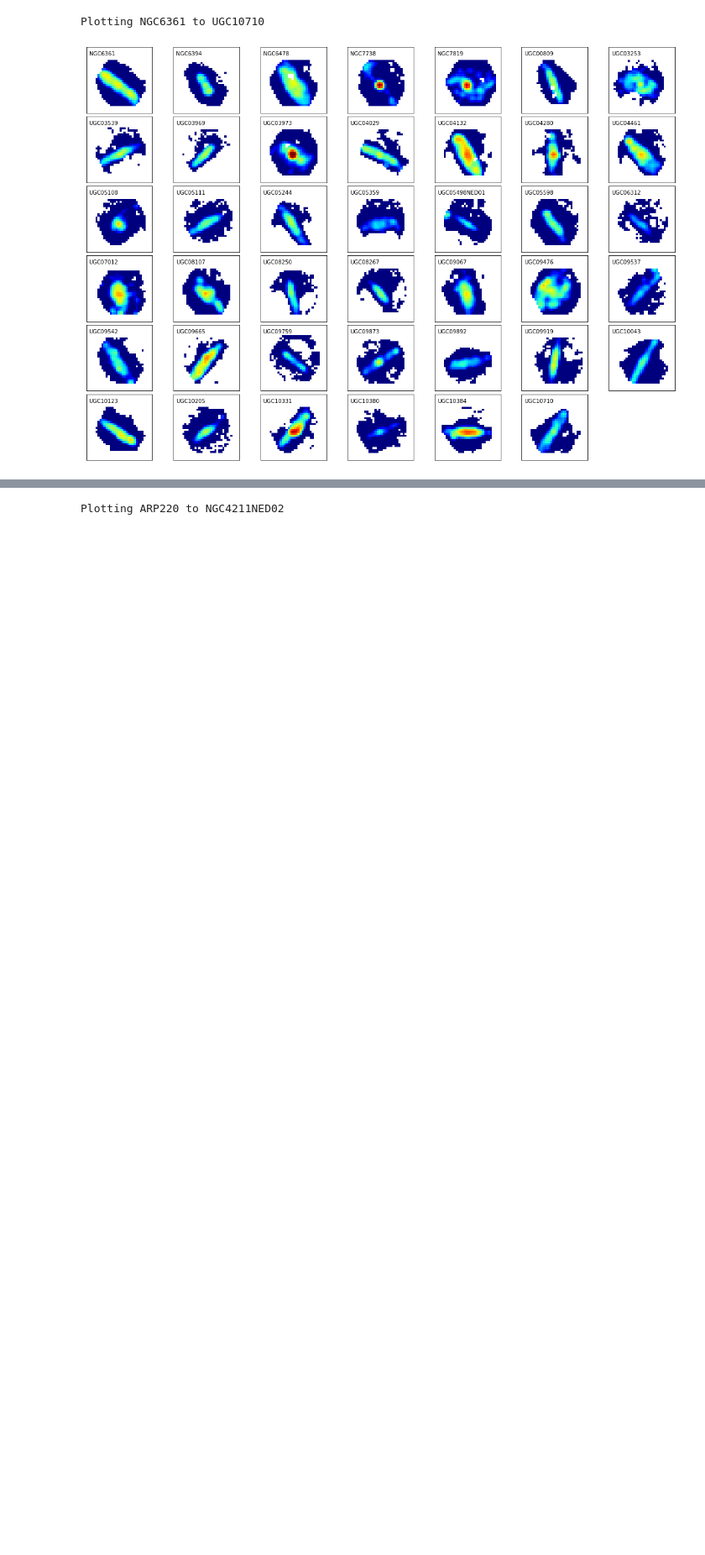
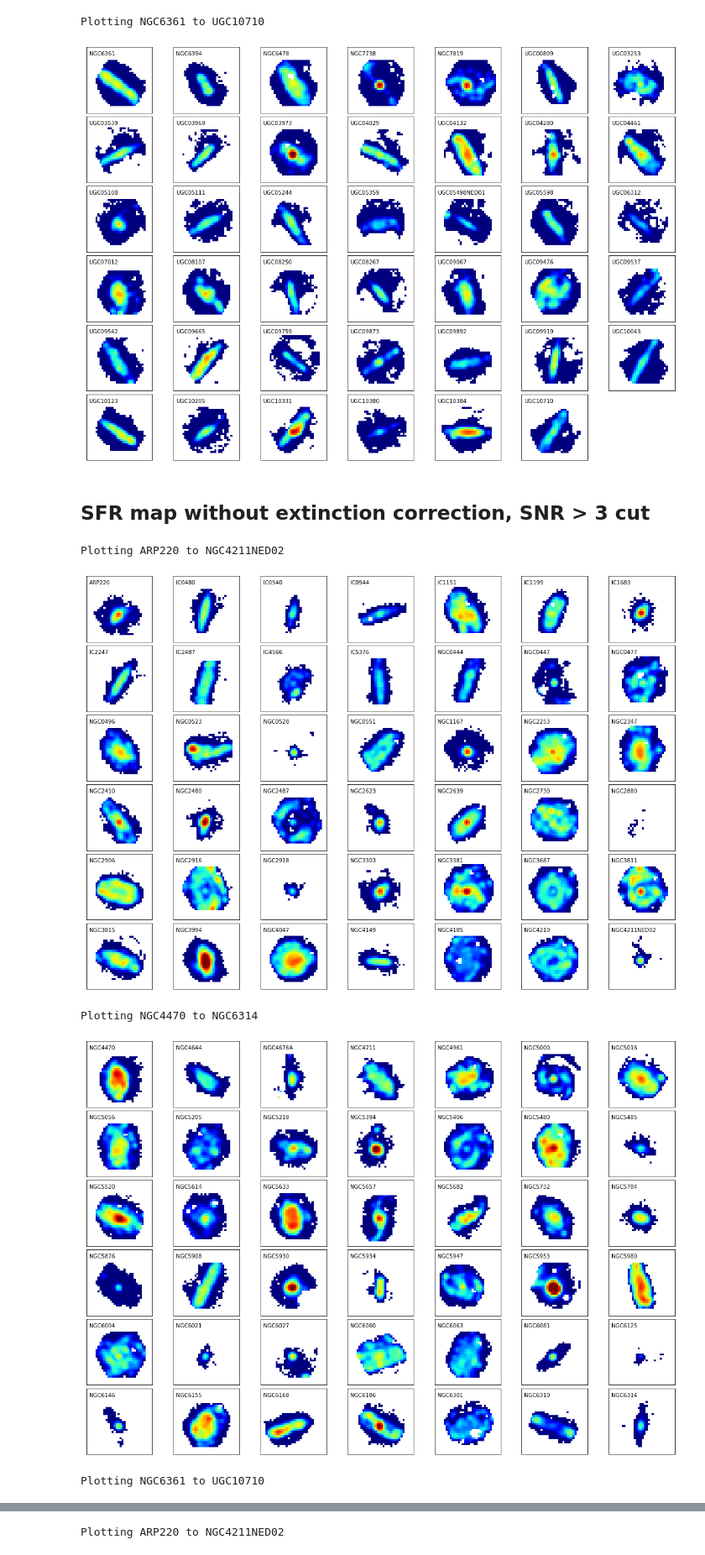
Before and after one commit to tonywong94/edge_pydb, a Jupyter notebook: demo_notebk/Multiplot.ipynb, the cells around one changed output, grey strips where cells are left out. Shown at 84% size. Saved outputs shown, nothing was run; the diff lists cells and outputs as text; code cells hidden in the pictures; blank space fills up the shorter version.

```diff
--- a/demo_notebk/Multiplot.ipynb
+++ b/demo_notebk/Multiplot.ipynb
@@ -34,3 +40,15 @@ Plotting NGC4470 to NGC6314
 [figure]
 Plotting NGC6361 to UGC10710
 [figure]
+# %% [markdown]
+## SFR map without extinction correction, SNR > 3 cut
+# %%
+flag = (fluxtab['flux_sigsfr0_sm'] < 3*fluxtab['e_flux_sigsfr0_sm'])
+gridplot(edgetab=fluxtab, gallist=gallist, column='flux_sigsfr0_sm', plotstyle='image',
+        xrange=[5,38], yrange=[7,40], norm=LogNorm(vmin=1, vmax=100), blank=flag)
+# %% [output]
+Plotting ARP220 to NGC4211NED02
+[figure, added]
+Plotting NGC4470 to NGC6314
+[figure, added]
+Plotting NGC6361 to UGC10710
```
Also changed, not shown: parts of 7 cells of this notebook, 9 other files.
